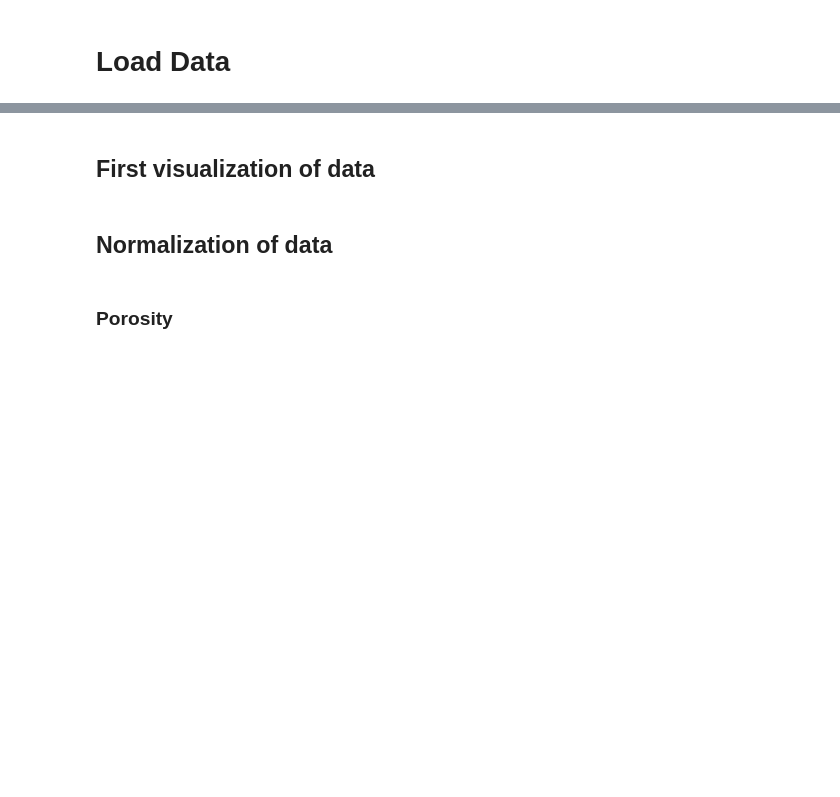
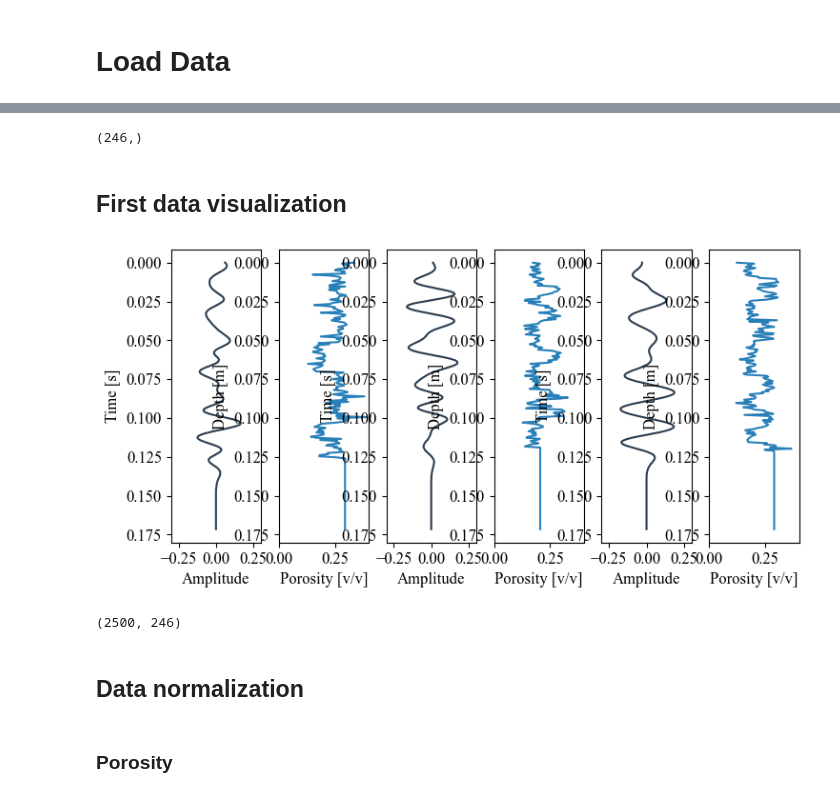
Before and after one commit to nicolascordoba1/MLPorosityPrediction, a Jupyter notebook: 1_1_artificial_intelligence_experiments.ipynb, the cells around one changed output, grey strips where cells are left out. Saved outputs shown, nothing was run; the diff lists cells and outputs as text; code cells hidden in the pictures; blank space fills up the shorter version.

```diff
--- a/1_1_artificial_intelligence_experiments.ipynb
+++ b/1_1_artificial_intelligence_experiments.ipynb
@@ -225,5 +253,9 @@ pred_t=time_new*time_upscaled
 
 Phi_time=DecoderLinearInterpLayer(pred_t,time,porosity)
 RHO_time=DecoderLinearInterpLayer(pred_t,time,RHO_final)
+# %%
+time_upscaled.shape
+# %% [output]
+(246,)
 # %% [markdown]
-## First visualization of data
+## First data visualization
@@ -258,4 +262,49 @@ fig.savefig('plots/vashisth_crossplot_correlation.eps', format='eps')
+# %%
+fig, ax = plt.subplots(1,6, figsize=(8.5,4))
+
+ax[1].plot(Phi_time[1, :], time_upscaled[:], color='#2980b9')
+ax[1].invert_yaxis()
+ax[1].set_ylabel('Depth [m]')
+ax[1].set_xlabel('Porosity [v/v]')
+ax[1].set_xlim(0, 0.4)
+
+
+ax[0].plot(np.squeeze(seismic[1,:]), time_upscaled[:], color='#2c3e50')
+ax[0].invert_yaxis()
+ax[0].set_ylabel('Time [s]')
+ax[0].set_xlabel('Amplitude')
+ax[0].set_xlim(-0.3, 0.3)
+
+ax[3].plot(Phi_time[10,:], time_upscaled, color='#2980b9')
+ax[3].invert_yaxis()
+ax[3].set_ylabel('Depth [m]')
+ax[3].set_xlabel('Porosity [v/v]')
+ax[3].set_xlim(0, 0.4)
+
+
+ax[2].plot(np.squeeze(seismic[10,:]), time_upscaled, color='#2c3e50')
+ax[2].invert_yaxis()
+ax[2].set_ylabel('Time [s]')
+ax[2].set_xlabel('Amplitude')
+ax[2].set_xlim(-0.3, 0.3)
+
+ax[5].plot(Phi_time[100,:], time_upscaled, color='#2980b9')
+ax[5].invert_yaxis()
+ax[5].set_ylabel('Depth [m]')
+ax[5].set_xlabel('Porosity [v/v]')
+ax[5].set_xlim(0, 0.4)
+
+
+ax[4].plot(np.squeeze(seismic[100,:]), time_upscaled, color='#2c3e50')
+ax[4].invert_yaxis()
+ax[4].set_ylabel('Time [s]')
+ax[4].set_xlabel('Amplitude')
+ax[4].set_xlim(-0.3, 0.3)
+
+
+fig.tight_layout()
+fig.savefig('plots/vashisth_example_time.pdf', format='pdf')
+# %% [output]
+[figure, added]
 # %%
 phi_time_numpy = Phi_time.numpy()
-# %% [markdown]
-## Normalization of data
@@ -274,3 +311,9 @@ def inverse_min_max_scale(x, min, max):
+# %%
+phi_time_numpy.shape
+# %% [output]
+(2500, 246)
+# %% [markdown]
+## Data normalization
 # %% [markdown]
 ### Porosity
 # %%
```
Also changed, not shown: parts of 172 cells of this notebook, 8 other files.
